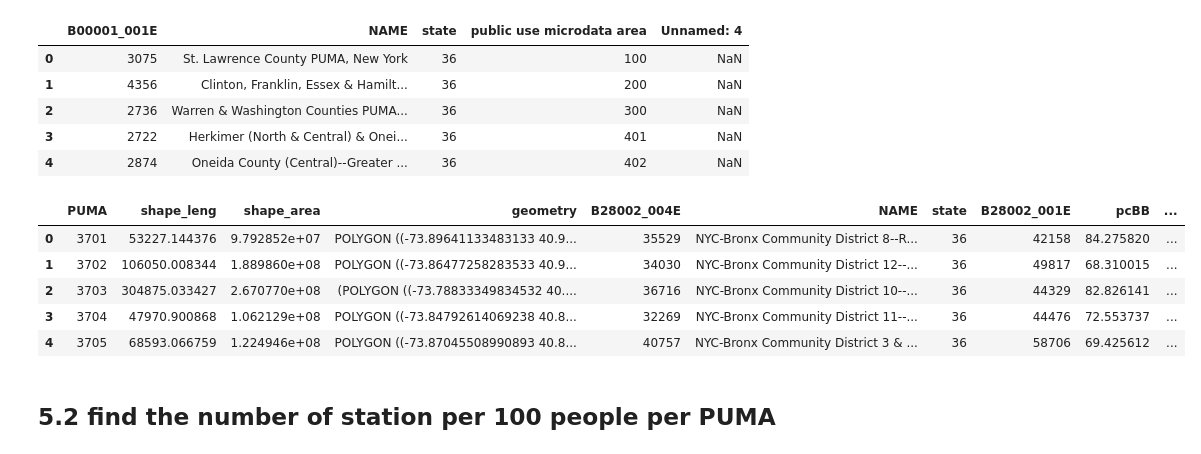
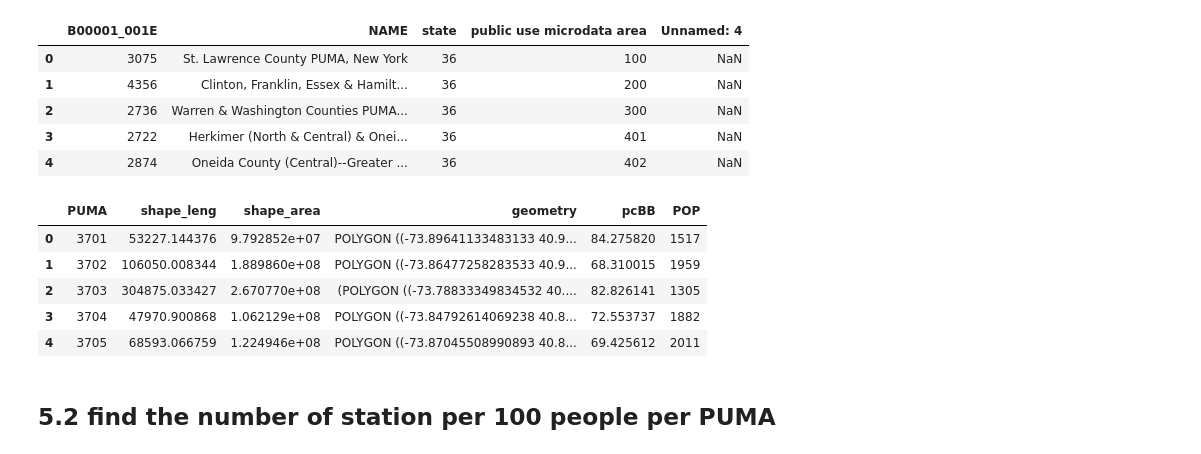
Before and after one commit to picniclin/PUI2017_yl5240, a Jupyter notebook: HW9_yl5240/HW9_yl5240.ipynb, the cells around one changed output. Cells and saved outputs as stored; diff of their text form; code cells hidden in the pictures.

```diff
--- a/HW9_yl5240/HW9_yl5240.ipynb
+++ b/HW9_yl5240/HW9_yl5240.ipynb
@@ -365,6 +365,6 @@ pumashp.head()
 # %%
 pumashp.puma = pumashp.puma.astype('int')
 pumashp.rename(columns = {'puma':'PUMA'}, inplace = True)
-pumaBBshp = pumashp.merge(pumaBB, on = 'PUMA')
+pumaBBshp = pumashp.merge(pumaBB[['PUMA','pcBB']], on = 'PUMA')
 pumaBBshp.head()
 # %% [output]
@@ -495,18 +507,18 @@ pumaPOP.head()
 | 3 | 2722 | Herkimer (North & Central) & Onei... | 36 | 401 | NaN |
 | 4 | 2874 | Oneida County (Central)--Greater ... | 36 | 402 | NaN |
 # %%
-pumaPOP.rename(columns = {'public use microdata area':'PUMA'}, inplace = True)
+pumaPOP.rename(columns = {'public use microdata area':'PUMA', 'B00001_001E':'POP'}, inplace = True)
 pumaPOP.drop(['Unnamed: 4'], axis = 1, inplace = True)
 pumaPOP.PUMA = pumaPOP.PUMA.astype('int')
-pumaBBshp2 = pumaBBshp.merge(pumaPOP, on = ['NAME','state','PUMA'])
-pumaBBshp2.head()
+pumaBB_POP_shp = pumaBBshp.merge(pumaPOP[['PUMA', 'POP']], on = ['PUMA'])
+pumaBB_POP_shp.head()
 # %% [output]
-|  | PUMA | shape_leng | shape_area | geometry | B28002_004E | NAME | state | B28002_001E | pcBB | ... |
-| 0 | 3701 | 53227.144376 | 9.792852e+07 | POLYGON ((-73.89641133483133 40.9... | 35529 | NYC-Bronx Community District 8--R... | 36 | 42158 | 84.275820 | ... |
-| 1 | 3702 | 106050.008344 | 1.889860e+08 | POLYGON ((-73.86477258283533 40.9... | 34030 | NYC-Bronx Community District 12--... | 36 | 49817 | 68.310015 | ... |
-| 2 | 3703 | 304875.033427 | 2.670770e+08 | (POLYGON ((-73.78833349834532 40.... | 36716 | NYC-Bronx Community District 10--... | 36 | 44329 | 82.826141 | ... |
-| 3 | 3704 | 47970.900868 | 1.062129e+08 | POLYGON ((-73.84792614069238 40.8... | 32269 | NYC-Bronx Community District 11--... | 36 | 44476 | 72.553737 | ... |
-| 4 | 3705 | 68593.066759 | 1.224946e+08 | POLYGON ((-73.87045508990893 40.8... | 40757 | NYC-Bronx Community District 3 & ... | 36 | 58706 | 69.425612 | ... |
+|  | PUMA | shape_leng | shape_area | geometry | pcBB | POP |
+| 0 | 3701 | 53227.144376 | 9.792852e+07 | POLYGON ((-73.89641133483133 40.9... | 84.275820 | 1517 |
+| 1 | 3702 | 106050.008344 | 1.889860e+08 | POLYGON ((-73.86477258283533 40.9... | 68.310015 | 1959 |
+| 2 | 3703 | 304875.033427 | 2.670770e+08 | (POLYGON ((-73.78833349834532 40.... | 82.826141 | 1305 |
+| 3 | 3704 | 47970.900868 | 1.062129e+08 | POLYGON ((-73.84792614069238 40.8... | 72.553737 | 1882 |
+| 4 | 3705 | 68593.066759 | 1.224946e+08 | POLYGON ((-73.87045508990893 40.8... | 69.425612 | 2011 |
 # %% [markdown]
 ## 5.2 find the number of station per 100 people per PUMA
 # %% [markdown]
```
Also changed, not shown: parts of 22 cells of this notebook.
